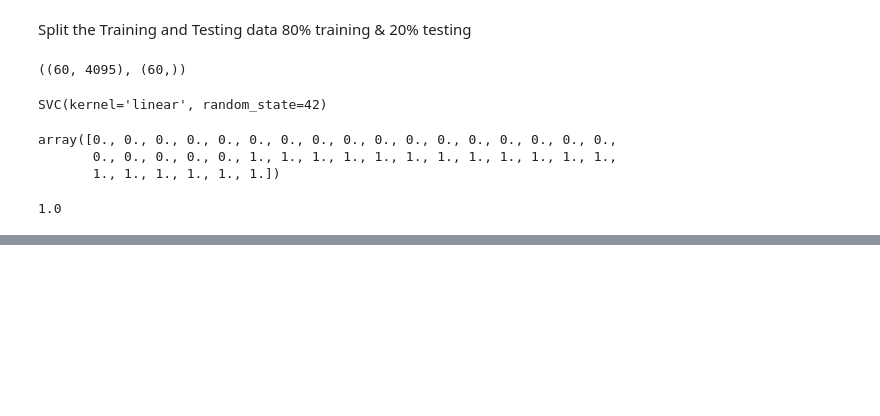
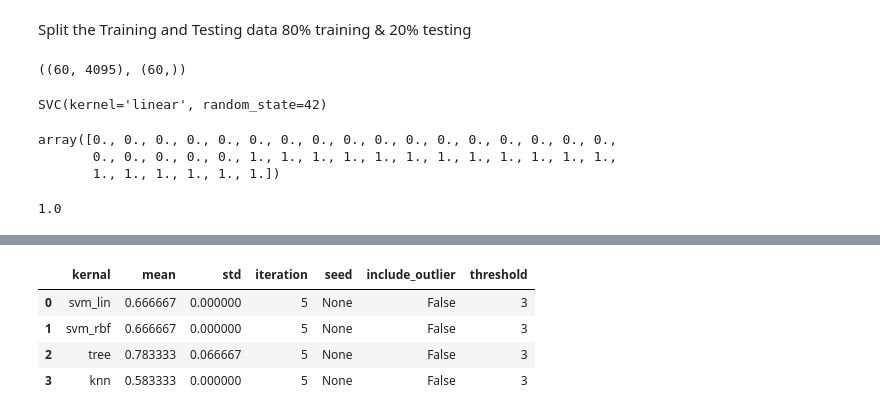
Before and after one commit to nawroz-m/ML_learning, a Jupyter notebook: G5_EGG.ipynb, the cells around one changed output, grey strips where cells are left out. Cells and saved outputs as stored; diff of their text form; code cells hidden in the pictures; blank space fills up the shorter version.

```diff
--- a/G5_EGG.ipynb
+++ b/G5_EGG.ipynb
@@ -302,0 +436,13 @@ accuracy_score2
+# %%
+iteration = 5
+random_state = None
+include_outlier = False
+threshold = 3
+accuracy, trained_models, table = classifier_models(iteration, random_state, include_outlier, threshold)
+table
+# %% [output]
+|  | kernal | mean | std | iteration | seed | include_outlier | threshold |
+| 0 | svm_lin | 0.666667 | 0.000000 | 5 | None | False | 3 |
+| 1 | svm_rbf | 0.666667 | 0.000000 | 5 | None | False | 3 |
+| 2 | tree | 0.783333 | 0.066667 | 5 | None | False | 3 |
+| 3 | knn | 0.583333 | 0.000000 | 5 | None | False | 3 |
```
Also changed, not shown: parts of 21 cells of this notebook.
